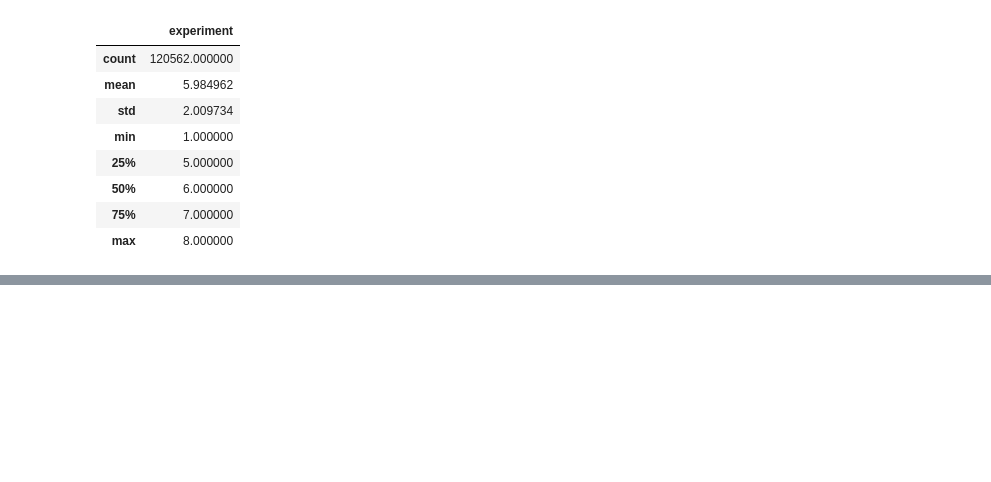
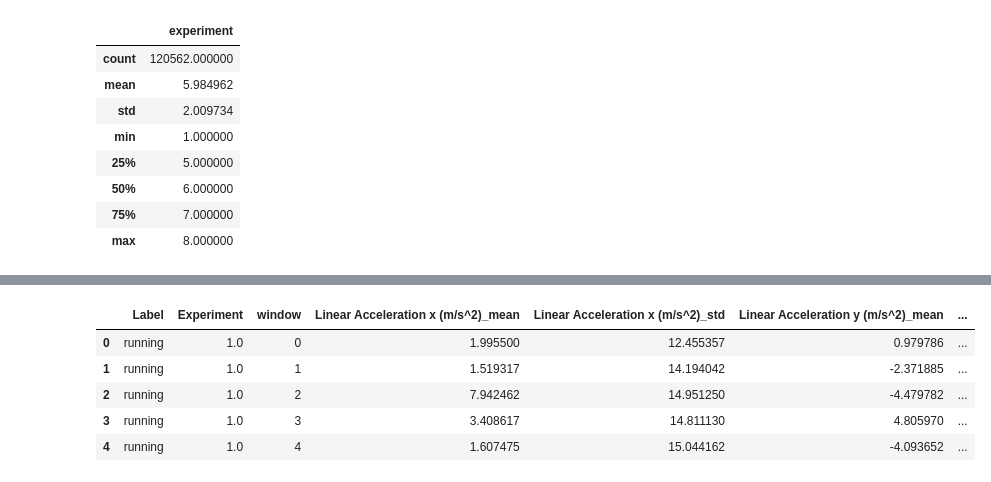
Before and after one commit to Andreea-Bajenaru/MLQS-Group59, a Jupyter notebook: eda.ipynb, the cells around one changed output, grey strips where cells are left out. Drawn from its saved outputs; the diff is of its cells as text; code cells hidden in the pictures; blank space fills up the shorter version.

```diff
--- a/eda.ipynb
+++ b/eda.ipynb
@@ -282,0 +386,10 @@ sns.scatterplot(data=agg_features, x="acc_mag_mean", y="acc_mag_std", hue="Label
+# %%
+train_df = agg_features.copy()
+agg_features.head()
+# %% [output]
+|  | Label | Experiment | window | Linear Acceleration x (m/s^2)_mean | Linear Acceleration x (m/s^2)_std | Linear Acceleration y (m/s^2)_mean | ... |
+| 0 | running | 1.0 | 0 | 1.995500 | 12.455357 | 0.979786 | ... |
+| 1 | running | 1.0 | 1 | 1.519317 | 14.194042 | -2.371885 | ... |
+| 2 | running | 1.0 | 2 | 7.942462 | 14.951250 | -4.479782 | ... |
+| 3 | running | 1.0 | 3 | 3.408617 | 14.811130 | 4.805970 | ... |
+| 4 | running | 1.0 | 4 | 1.607475 | 15.044162 | -4.093652 | ... |
```
Also changed, not shown: parts of 14 cells of this notebook.
